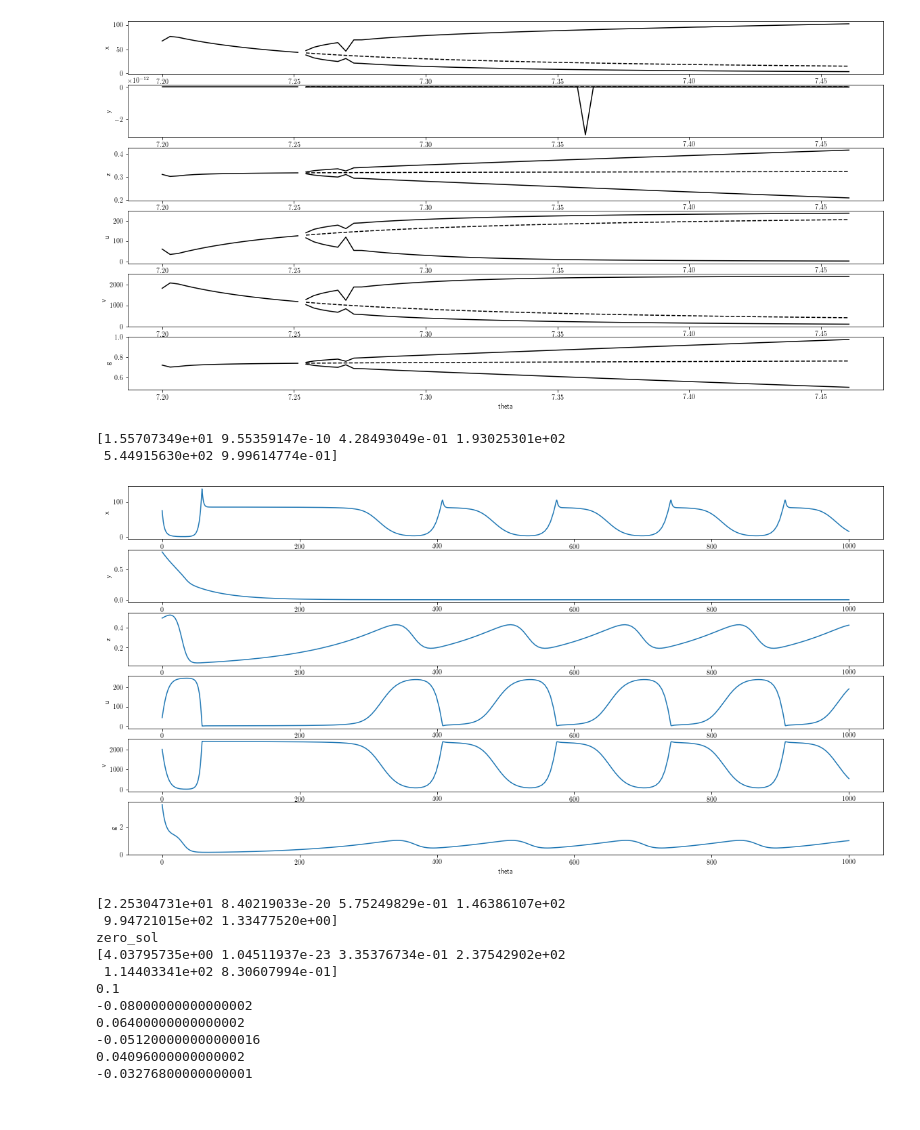
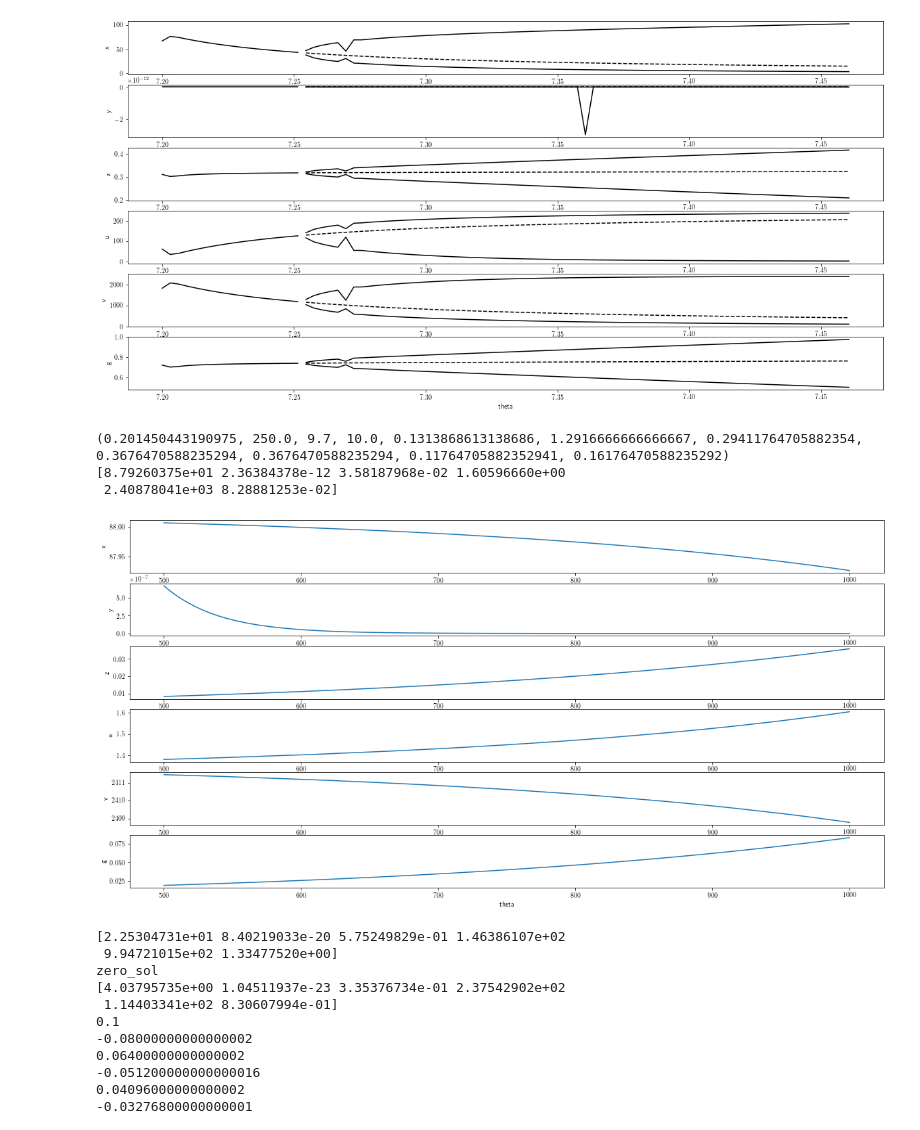
Before and after one commit to saurabhmalani1994/PartialObservations, a Jupyter notebook: BandFModel/datagen_test.ipynb, the cells around one changed output. Saved outputs shown, nothing was run; the diff lists cells and outputs as text; code cells hidden in the pictures.

```diff
--- a/BandFModel/datagen_test.ipynb
+++ b/BandFModel/datagen_test.ipynb
@@ -244,49 +244,53 @@ Text(0.5, 0, 'theta')
 #         # assert False
 # # import helper_fun
 # %%
-mypar = par_fun(D=1/7.5, sf=2.5)
+mypar = par_fun(D=1/7.3, sf=2.5)
 t = 0
+
+print(mypar)
+
 # myvar0 = np.array([2.45524443e+01, 9.40042585e-11, 1.94133806e-01, 1.96344728e+02,
 #  5.16882041e+02, 4.61654478e-01])
 myvar0 = [7.54651217e+001, 5.68061229e-110, 3.16832990e-001, 3.07716331e+001,
  2.12083688e+003, 7.33444520e-001]
 
 myvar0 = [7.83577452e+01, 1.76910142e-01, 1.21884731e-02, 1.24296145e+00,
  2.41269019e+03, 3.27558469e-02]
 
-myvar0 = np.concatenate((np.random.uniform(0,100,1),
-                         np.random.uniform(0,1.5,1),
-                         np.random.uniform(0,1.5,1),
-                         np.random.uniform(0,250,1),
-                         np.random.uniform(0,2200,1),
-                         np.random.uniform(0,4.5,1)))
+myvar0 = np.concatenate((np.random.uniform(0.01,100,1),
+                         np.random.uniform(0.01,1.5,1),
+                         np.random.uniform(0.01,1.5,1),
+                         np.random.uniform(0.01,250,1),
+                         np.random.uniform(0.01,2200,1),
+                         np.random.uniform(0.01,4.5,1)))
 
 # zero_sol = fsolve(lambda y, par: ode_fun(0,y,par), myvar0, args=(mypar,))
 # print(zero_sol)
 
-tspan = [0,1000]
-tskip = 200
+tspan = [0,500]
+tskip = 500
 
 sol = solve_ivp(ode_fun, y0=myvar0,
-                tspan=[tspan[0],tspan[1]+tskip], t_eval=np.linspace(tskip,tspan[1]+tskip,1000), args=(mypar,),
+                t_span=[tspan[0],tspan[1]+tskip], t_eval=np.linspace(tskip,tspan[1]+tskip,1000), args=(mypar,),
                 rtol=1e-5, atol=1e-8)
 
 labels = ['x', 'y', 'z', 'u', 'v', 'g']
 
 print(sol.y[:,-1])
 
 plt.figure(figsize=(20,10))
 
 for i in range(6):
     plt.subplot(int(str(61) + str(i+1)))
     plt.plot(sol.t, sol.y[i,:])
     plt.ylabel(labels[i])
 plt.xlabel(r'theta')
 plt.show()
 # %% [output]
-[1.55707349e+01 9.55359147e-10 4.28493049e-01 1.93025301e+02
- 5.44915630e+02 9.99614774e-01]
+(0.201450443190975, 250.0, 9.7, 10.0, 0.1313868613138686, 1.2916666666666667, 0.29411764705882354, 0.3676470588235294, 0.3676470588235294, 0.11764705882352941, 0.16176470588235292)
+[8.79260375e+01 2.36384378e-12 3.58187968e-02 1.60596660e+00
+ 2.40878041e+03 8.28881253e-02]
-[figure, old version]
+[figure, new version]
 # %%
 print(sol.y[:,-1])
 
```
Also changed, not shown: 29 other files.
